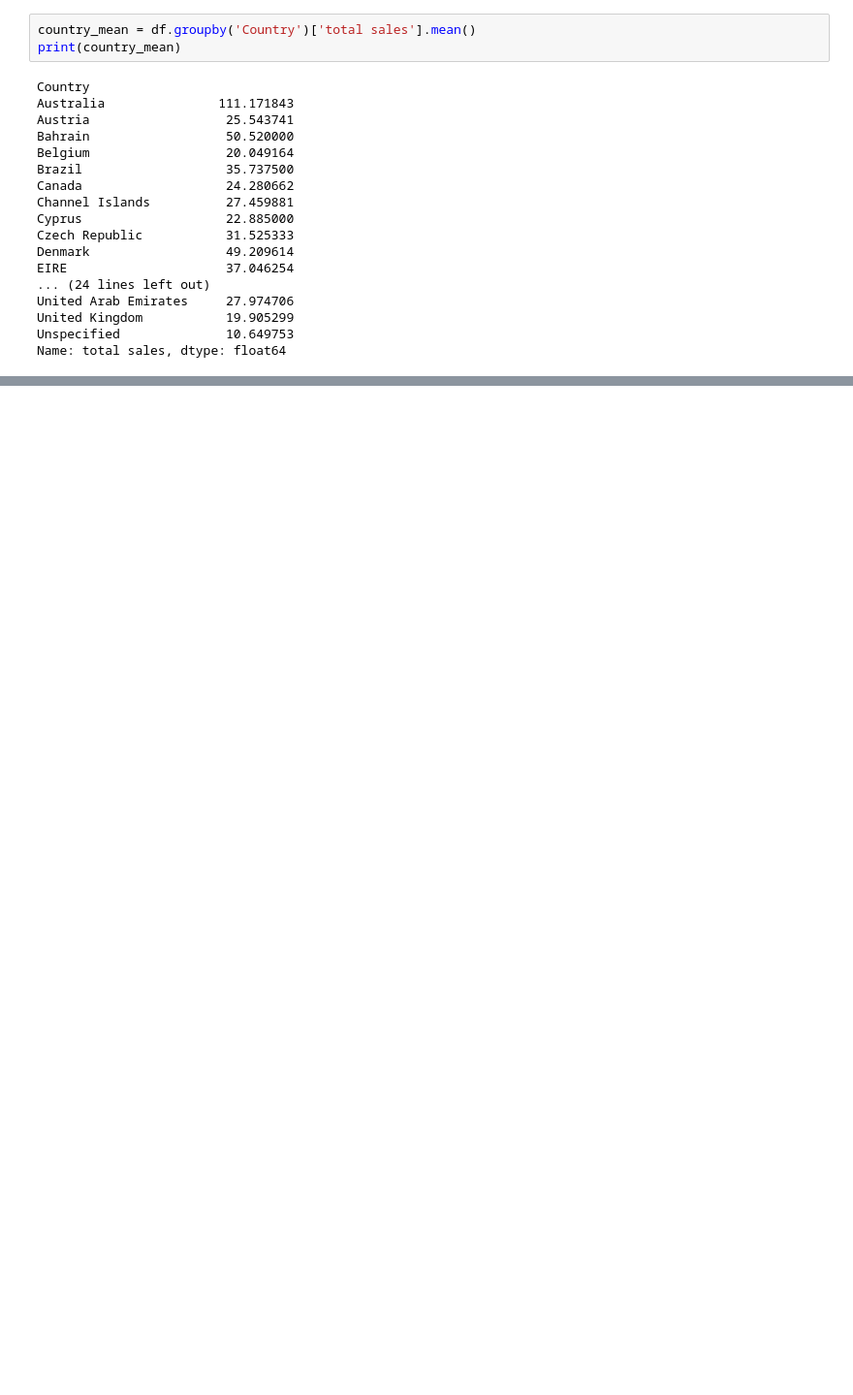
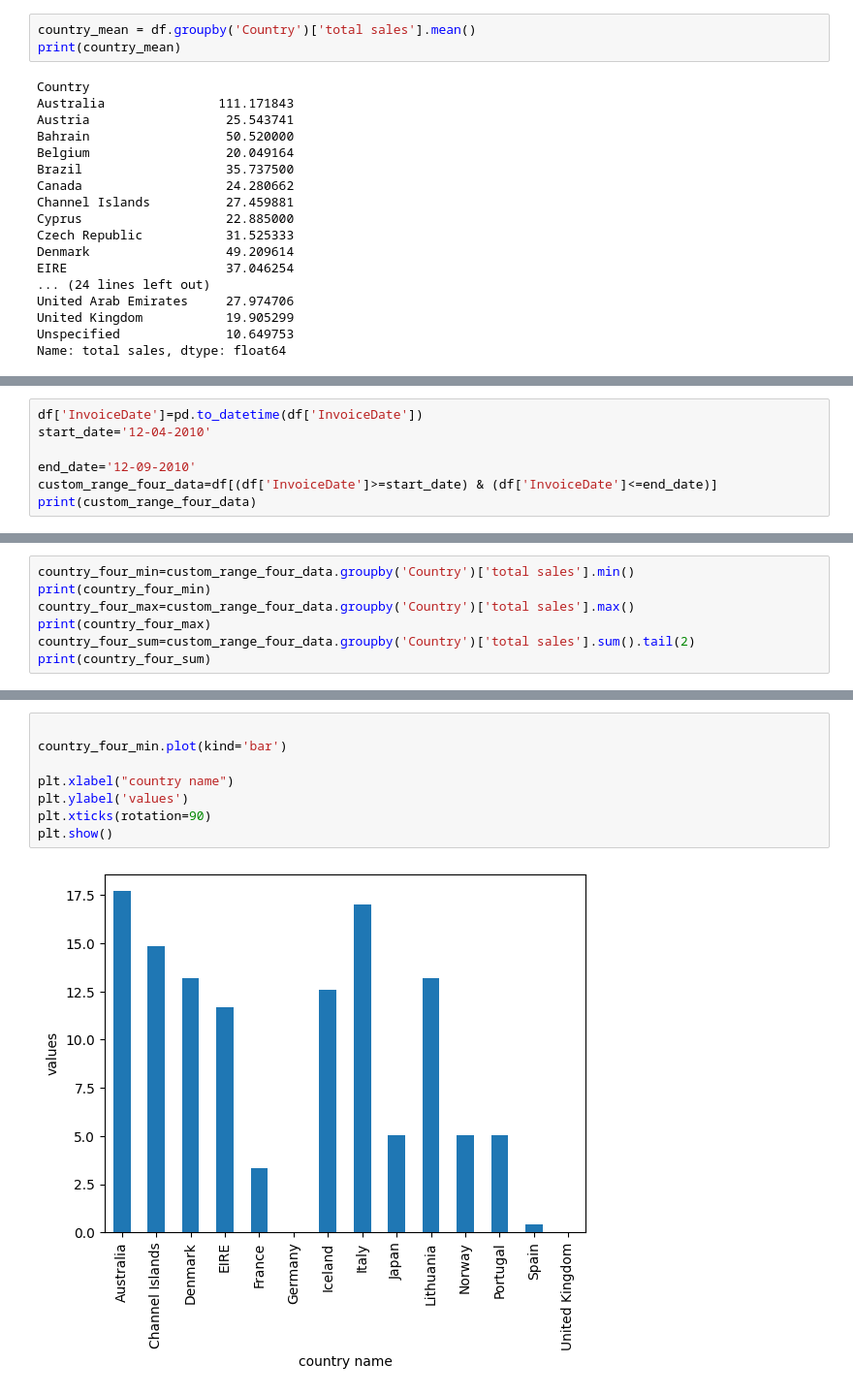
Before and after one commit to dhruv8112/intership, a Jupyter notebook: ecommerce_data.ipynb, the cells around one changed output, grey strips where cells are left out. Shown at 97% size. Cells and saved outputs as stored; diff of their text form; blank space fills up the shorter version.

```diff
--- a/ecommerce_data.ipynb
+++ b/ecommerce_data.ipynb
@@ -998,0 +1167,7 @@ plt.show()
+# %%
+df['InvoiceDate']=pd.to_datetime(df['InvoiceDate'])
+start_date='12-04-2010'
+
+end_date='12-09-2010'
+custom_range_four_data=df[(df['InvoiceDate']>=start_date) & (df['InvoiceDate']<=end_date)]
+print(custom_range_four_data)
@@ -998,0 +1200,7 @@ plt.show()
+# %%
+country_four_min=custom_range_four_data.groupby('Country')['total sales'].min()
+print(country_four_min)
+country_four_max=custom_range_four_data.groupby('Country')['total sales'].max()
+print(country_four_max)
+country_four_sum=custom_range_four_data.groupby('Country')['total sales'].sum().tail(2)
+print(country_four_sum)
@@ -998,0 +1225,10 @@ plt.show()
+# %%
+
+country_four_min.plot(kind='bar')
+
+plt.xlabel("country name")
+plt.ylabel('values')
+plt.xticks(rotation=90)
+plt.show()
+# %% [output]
+[figure, added]
```
Also changed, not shown: parts of 64 cells of this notebook.
